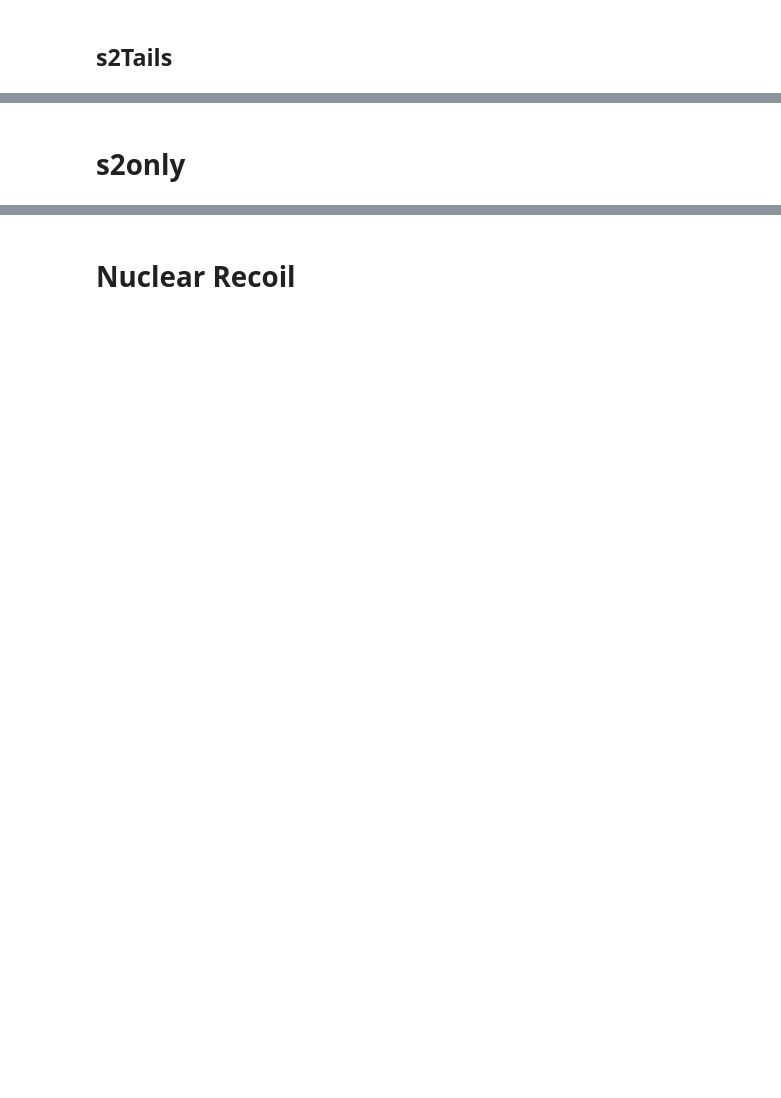
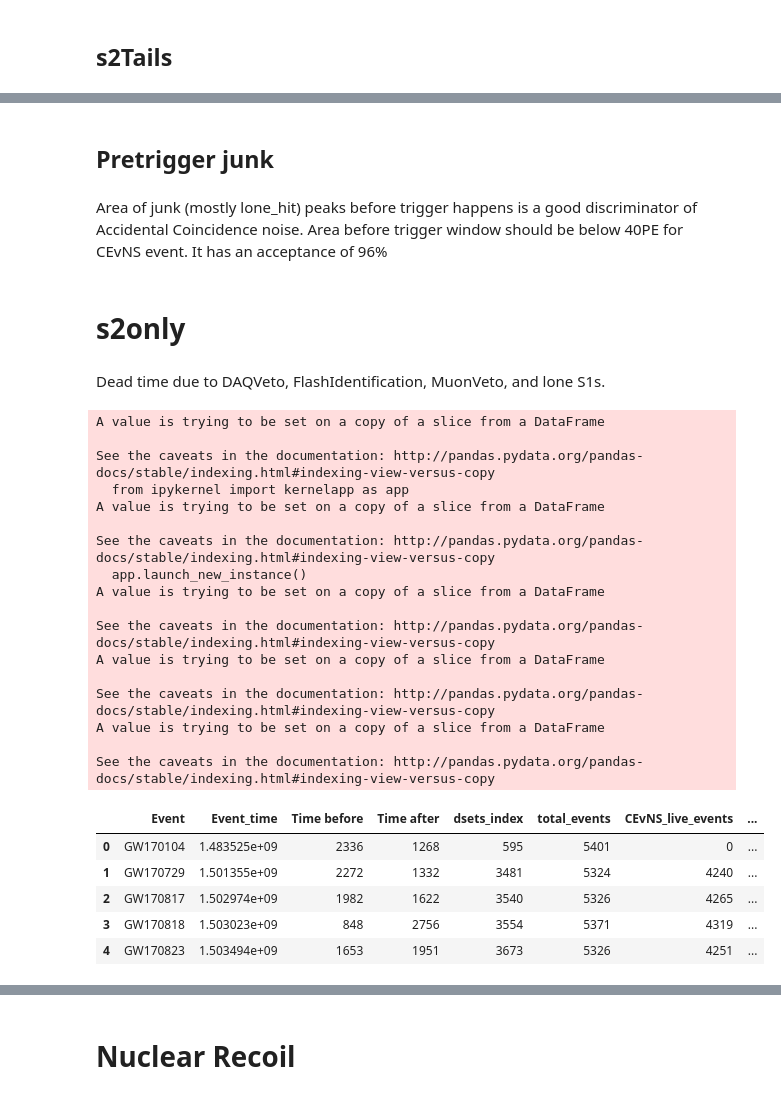
Before and after one commit to XENON1T/Gravitational-Waves, a Jupyter notebook: livetime.ipynb, the cells around one changed output, grey strips where cells are left out. Cells and saved outputs as stored; diff of their text form; code cells hidden in the pictures; blank space fills up the shorter version.

```diff
--- a/livetime.ipynb
+++ b/livetime.ipynb
@@ -212,7 +234,0 @@ def BusyTypeCheck(df, GW_time):
-# %%
-Data['DAQ_deadtime'][0] = Data['DAQ_deadtime'][0] + BusyTypeCheck(GW170104_data, Data['Event_time'][0])
-Data['DAQ_deadtime'][1] = Data['DAQ_deadtime'][1] + BusyTypeCheck(GW170729_data, Data['Event_time'][1])
-Data['DAQ_deadtime'][2] = Data['DAQ_deadtime'][2] + BusyTypeCheck(GW170817_data, Data['Event_time'][2])
-Data['DAQ_deadtime'][3] = Data['DAQ_deadtime'][3] + BusyTypeCheck(GW170818_data, Data['Event_time'][3])
-Data['DAQ_deadtime'][4] = Data['DAQ_deadtime'][4] + BusyTypeCheck(GW170823_data, Data['Event_time'][4])
-Data
@@ -271,8 +259,0 @@ def MounVeto(df, GW_time):
-# %%
-Data['muon_deadtime'] = ''
-Data['muon_deadtime'][0] = MounVeto(GW170104_data, Data['Event_time'][0])
-Data['muon_deadtime'][1] = MounVeto(GW170729_data, Data['Event_time'][1])
-Data['muon_deadtime'][2] = MounVeto(GW170817_data, Data['Event_time'][2])
-Data['muon_deadtime'][3] = MounVeto(GW170818_data, Data['Event_time'][3])
-Data['muon_deadtime'][4] = MounVeto(GW170823_data, Data['Event_time'][4])
-Data
@@ -390,8 +350,0 @@ def s2Tails(df, GW_time):
-# %%
-Data['s2Tail_deadtime'] = ''
-Data['s2Tail_deadtime'][0] = 0
-Data['s2Tail_deadtime'][1] = s2Tails(GW170729_data, Data['Event_time'][1])
-Data['s2Tail_deadtime'][2] = s2Tails(GW170817_data, Data['Event_time'][2])
-Data['s2Tail_deadtime'][3] = s2Tails(GW170818_data, Data['Event_time'][3])
-Data['s2Tail_deadtime'][4] = s2Tails(GW170823_data, Data['Event_time'][4])
-Data
@@ -422,3 +364,51 @@ See the caveats in the documentation: http://pandas.pydata.org/pandas-docs/stabl
+# %% [markdown]
+## Pretrigger junk
+# %% [markdown]
+Area of junk (mostly lone_hit) peaks before trigger happens is a good discriminator of Accidental Coincidence noise. Area before trigger window should be below 40PE for CEvNS event. It has an acceptance of 96%
 # %% [markdown]
 # s2only
+# %% [markdown]
+Dead time due to DAQVeto, FlashIdentification, MuonVeto, and lone S1s.
+# %%
+def s2only_livetime(df, GW_time):
+    live_events = 0
+    for i in range (0, np.shape(df)[0]):
+        if abs(df['event_time'][i] * 1e-9 - GW_time) < 500:
+            if (abs(df['nearest_busy'][i]) > df['event_duration'][i] / 2): #DAQ busycheck
+                if ~(df['previous_busy_on'][i] < 60e9) | (df['previous_busy_off'][i] < df['previous_busy_on'][i]): #DAQ busytypecheck
+                    if (df['nearest_muon_veto_trigger'][i] < -2e6 or df['nearest_muon_veto_trigger'][i] > 3e6): #MuonVeto
+                        live_events = live_events + 1
+    return live_events
+# %%
+Data['s2only_live_events'] = ''
+Data['s2only_live_events'][0] = 0 #s2only is not analyzed for SR0
+Data['s2only_live_events'][1] = s2only_livetime(GW170729_data, Data['Event_time'][1])
+Data['s2only_live_events'][2] = s2only_livetime(GW170817_data, Data['Event_time'][2])
+Data['s2only_live_events'][3] = s2only_livetime(GW170818_data, Data['Event_time'][3])
+Data['s2only_live_events'][4] = s2only_livetime(GW170823_data, Data['Event_time'][4])
+Data
+# %% [output]
+A value is trying to be set on a copy of a slice from a DataFrame
+
+See the caveats in the documentation: http://pandas.pydata.org/pandas-docs/stable/indexing.html#indexing-view-versus-copy
+  from ipykernel import kernelapp as app
+A value is trying to be set on a copy of a slice from a DataFrame
+
+See the caveats in the documentation: http://pandas.pydata.org/pandas-docs/stable/indexing.html#indexing-view-versus-copy
+  app.launch_new_instance()
+A value is trying to be set on a copy of a slice from a DataFrame
+
+See the caveats in the documentation: http://pandas.pydata.org/pandas-docs/stable/indexing.html#indexing-view-versus-copy
+A value is trying to be set on a copy of a slice from a DataFrame
+
+See the caveats in the documentation: http://pandas.pydata.org/pandas-docs/stable/indexing.html#indexing-view-versus-copy
+A value is trying to be set on a copy of a slice from a DataFrame
+
+See the caveats in the documentation: http://pandas.pydata.org/pandas-docs/stable/indexing.html#indexing-view-versus-copy
+|  | Event | Event_time | Time before | Time after | dsets_index | total_events | CEvNS_live_events | ... |
+| 0 | GW170104 | 1.483525e+09 | 2336 | 1268 | 595 | 5401 | 0 | ... |
+| 1 | GW170729 | 1.501355e+09 | 2272 | 1332 | 3481 | 5324 | 4240 | ... |
+| 2 | GW170817 | 1.502974e+09 | 1982 | 1622 | 3540 | 5326 | 4265 | ... |
+| 3 | GW170818 | 1.503023e+09 | 848 | 2756 | 3554 | 5371 | 4319 | ... |
+| 4 | GW170823 | 1.503494e+09 | 1653 | 1951 | 3673 | 5326 | 4251 | ... |
 # %%
```
Also changed, not shown: parts of 64 cells of this notebook.
